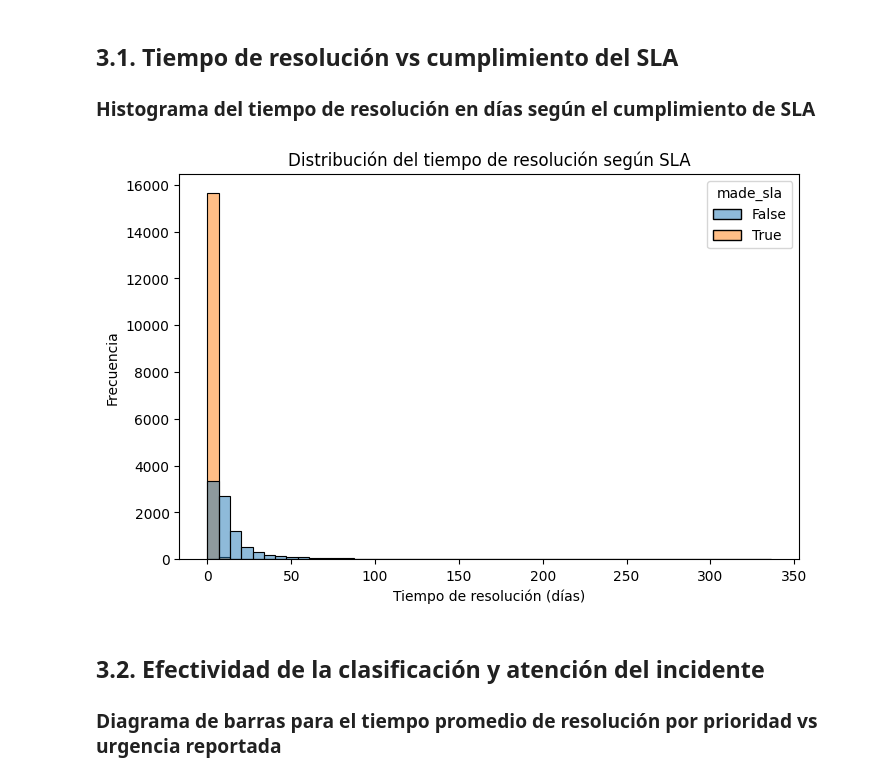
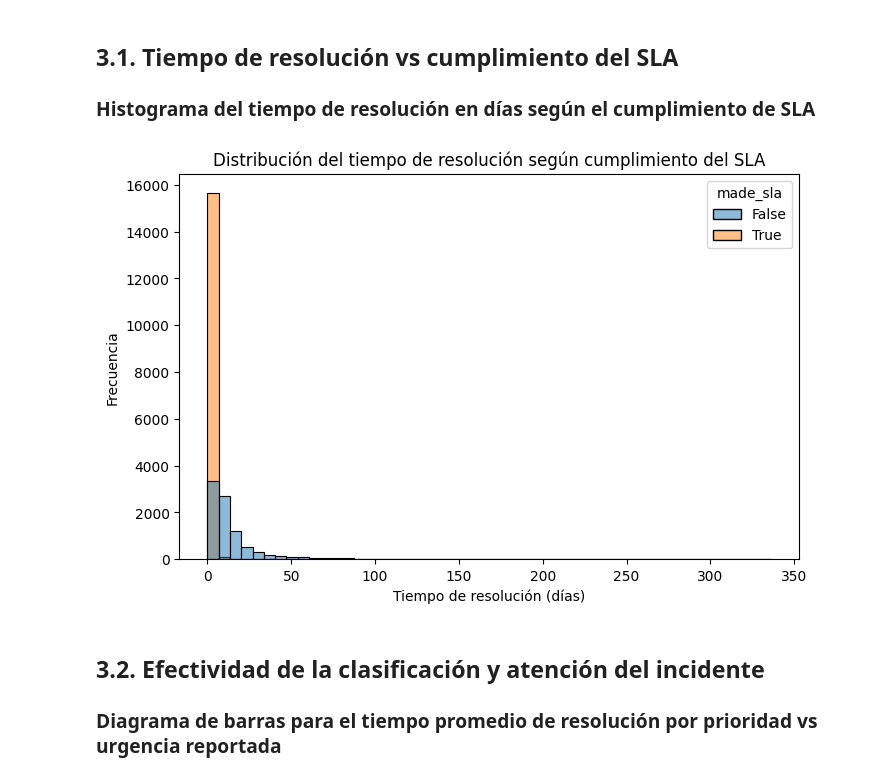
Before and after one commit to JHOANESPA/PROYECTO_1, a Jupyter notebook: Tarea_2_ Exploración de datos/ExploracionDatos.ipynb, the cells around one changed output. Saved outputs shown, nothing was run; the diff lists cells and outputs as text; code cells hidden in the pictures.

```diff
--- a/Tarea_2_ Exploración de datos/ExploracionDatos.ipynb
+++ b/Tarea_2_ Exploración de datos/ExploracionDatos.ipynb
@@ -126,12 +126,12 @@ import seaborn as sns
 # %%
 plt.figure(figsize=(8,5))
 sns.histplot(data=df_unicos, x="resolution_time", hue="made_sla", bins=50, kde=False)
-plt.title("Distribución del tiempo de resolución según SLA")
+plt.title("Distribución del tiempo de resolución según cumplimiento del SLA")
 plt.xlabel("Tiempo de resolución (días)")
 plt.ylabel("Frecuencia")
 plt.show()
 # %% [output]
-[figure, old version]
+[figure, new version]
 # %% [markdown]
 ## **3.2. Efectividad de la clasificación y atención del incidente**
 ### **Diagrama de barras para el tiempo promedio de resolución por prioridad vs urgencia reportada**
```
Also changed, not shown: parts of 2 cells of this notebook.
